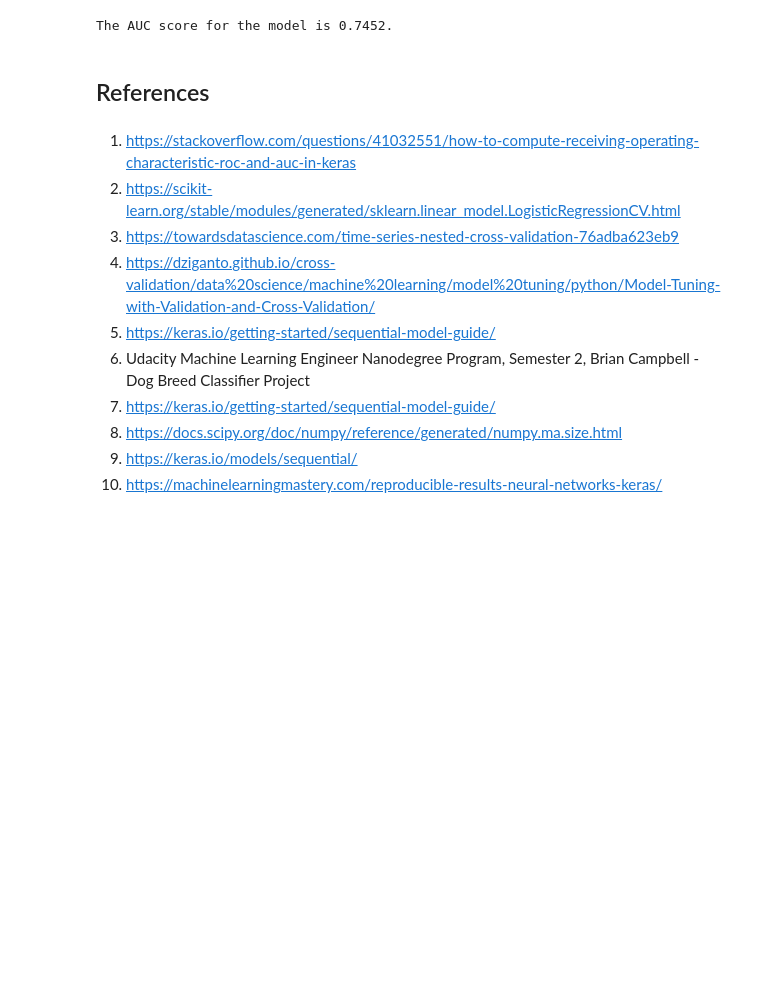
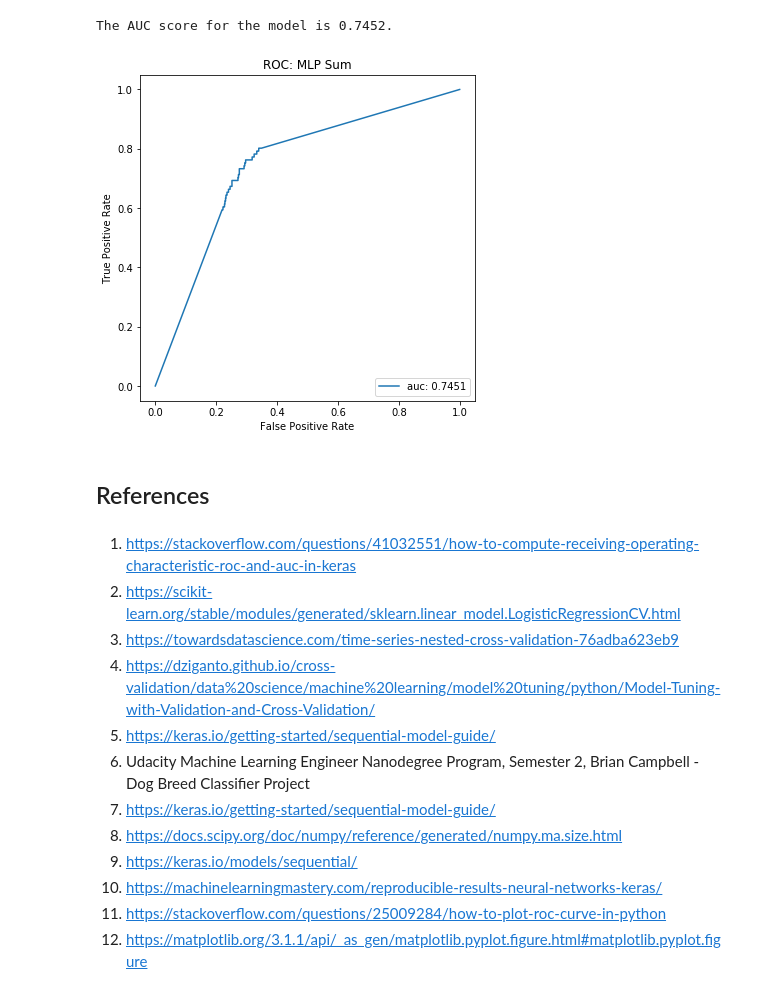
Before and after one commit to brian-campbell-said-mba18/predicting_bankruptcy, a Jupyter notebook: bankruptcy-model.ipynb, the cells around one changed output. Cells and saved outputs as stored; diff of their text form; code cells hidden in the pictures; blank space fills up the shorter version.

```diff
--- a/bankruptcy-model.ipynb
+++ b/bankruptcy-model.ipynb
@@ -230,7 +229,7 @@ Ytest_sum = Ytest_sum.ravel()
 # for the Sum dataset.
 # This comes from Reference 4 in References.
 Xtrain_sum, Xval_sum, Ytrain_sum, Yval_sum = train_test_split(
-                    Xtrain_sum, Ytrain_sum, test_size = 0.3, random_state = 13)
+                    Xtrain_sum, Ytrain_sum, test_size = 0.2, random_state = 13)
 # %%
 # This creates the logistic regression model for the One Hot Dataset.
 log_sum = LogisticRegression(penalty='l2', max_iter=1000)
@@ -620,5 +670,10 @@ print("The AUC score for the model is %.4f." % ROC_mlp_sum)
 # %% [output]
 The AUC score for the model is 0.7452.
+# %%
+roc_plot(model=mlp_sum, x_test=Xtest_sum,
+        y_test=Ytest_sum,title="ROC: MLP Sum")
+# %% [output]
+[figure, added]
 # %% [markdown]
 <a id='references'></a>
 ## References
@@ -633,3 +688,5 @@ The AUC score for the model is 0.7452.
 8. https://docs.scipy.org/doc/numpy/reference/generated/numpy.ma.size.html
 9. https://keras.io/models/sequential/
 10. https://machinelearningmastery.com/reproducible-results-neural-networks-keras/
+11. https://stackoverflow.com/questions/25009284/how-to-plot-roc-curve-in-python
+12. https://matplotlib.org/3.1.1/api/_as_gen/matplotlib.pyplot.figure.html#matplotlib.pyplot.figure
```
Also changed, not shown: parts of 17 cells of this notebook.
